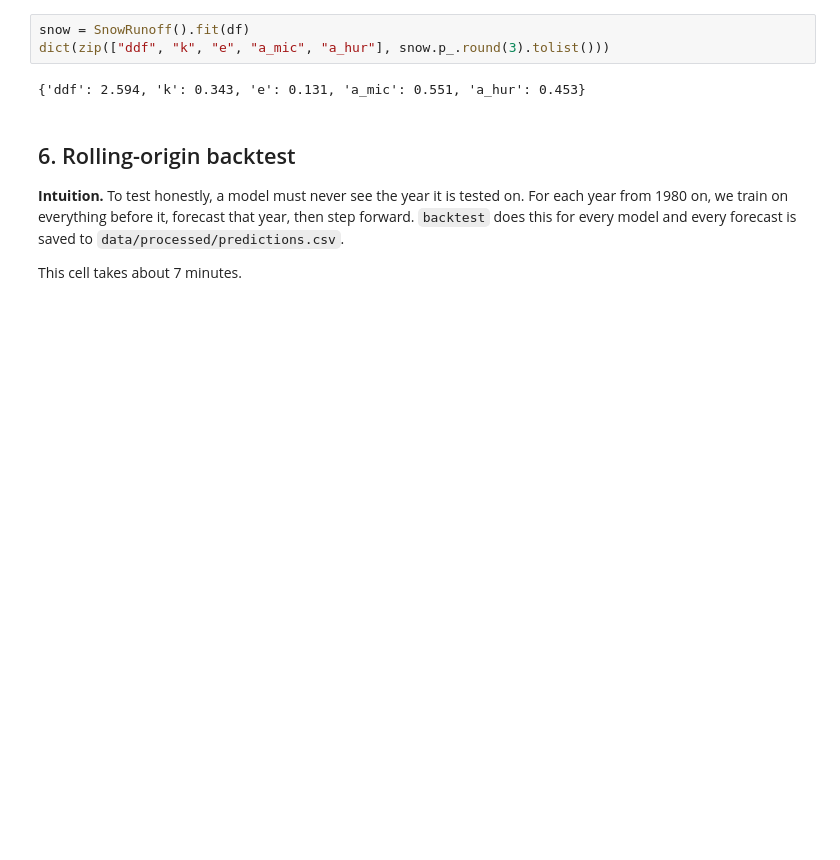
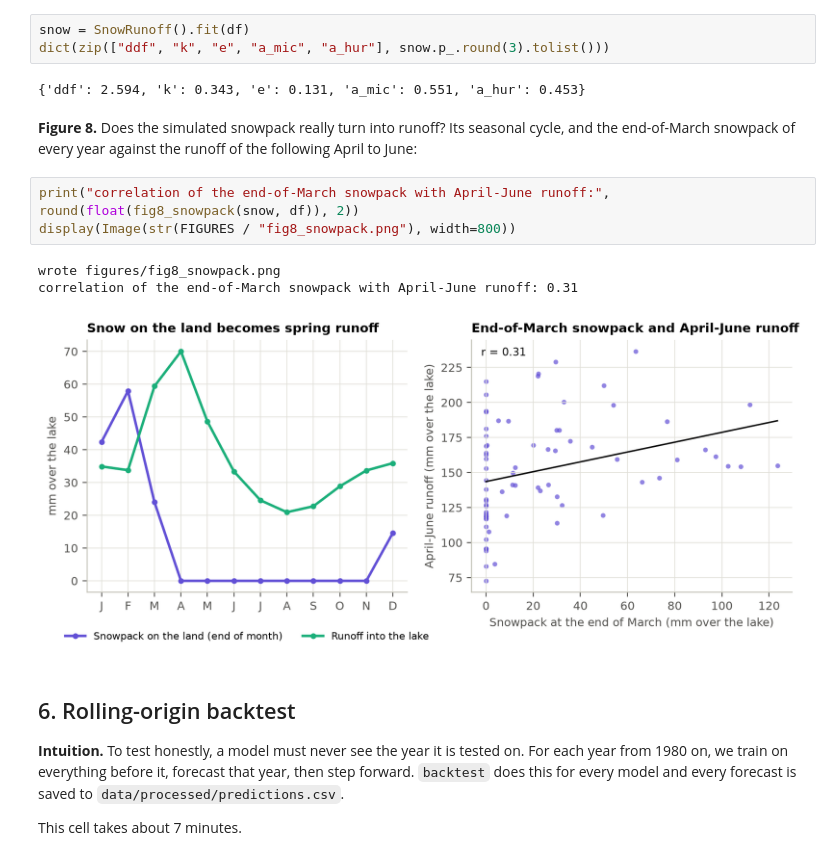
Before and after one commit to samuspdf/Great_Lakes_level, a Jupyter notebook: notebooks/main.ipynb, the cells around one changed output. Saved outputs shown, nothing was run; the diff lists cells and outputs as text; blank space fills up the shorter version.

```diff
--- a/notebooks/main.ipynb
+++ b/notebooks/main.ipynb
@@ -115,6 +115,15 @@ snow = SnowRunoff().fit(df)
 dict(zip(["ddf", "k", "e", "a_mic", "a_hur"], snow.p_.round(3).tolist()))
 # %% [output]
 {'ddf': 2.594, 'k': 0.343, 'e': 0.131, 'a_mic': 0.551, 'a_hur': 0.453}
+# %% [markdown]
+**Figure 8.** Does the simulated snowpack really turn into runoff? Its seasonal cycle, and the end-of-March snowpack of every year against the runoff of the following April to June:
+# %%
+print("correlation of the end-of-March snowpack with April-June runoff:", round(float(fig8_snowpack(snow, df)), 2))
+display(Image(str(FIGURES / "fig8_snowpack.png"), width=800))
+# %% [output]
+wrote figures/fig8_snowpack.png
+correlation of the end-of-March snowpack with April-June runoff: 0.31
+[figure, added]
 # %% [markdown]
 ## 6. Rolling-origin backtest
 
```
Also changed, not shown: parts of 2 cells of this notebook, 7 other files.
